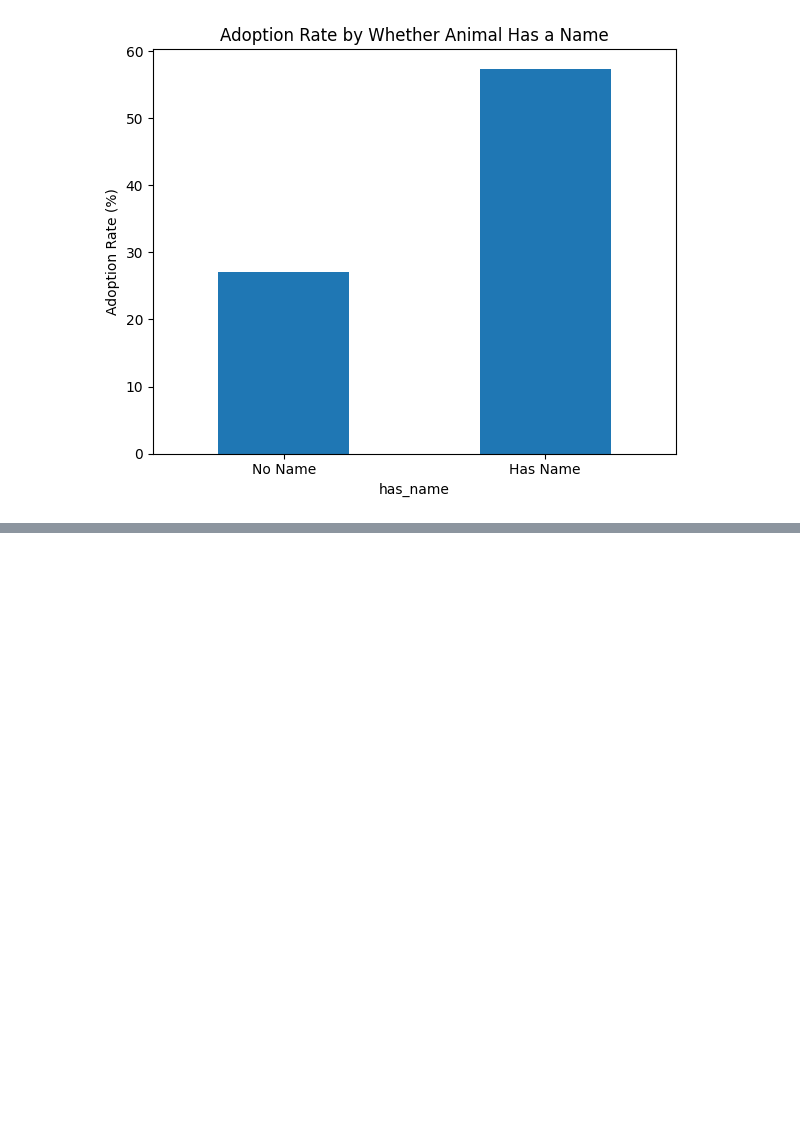
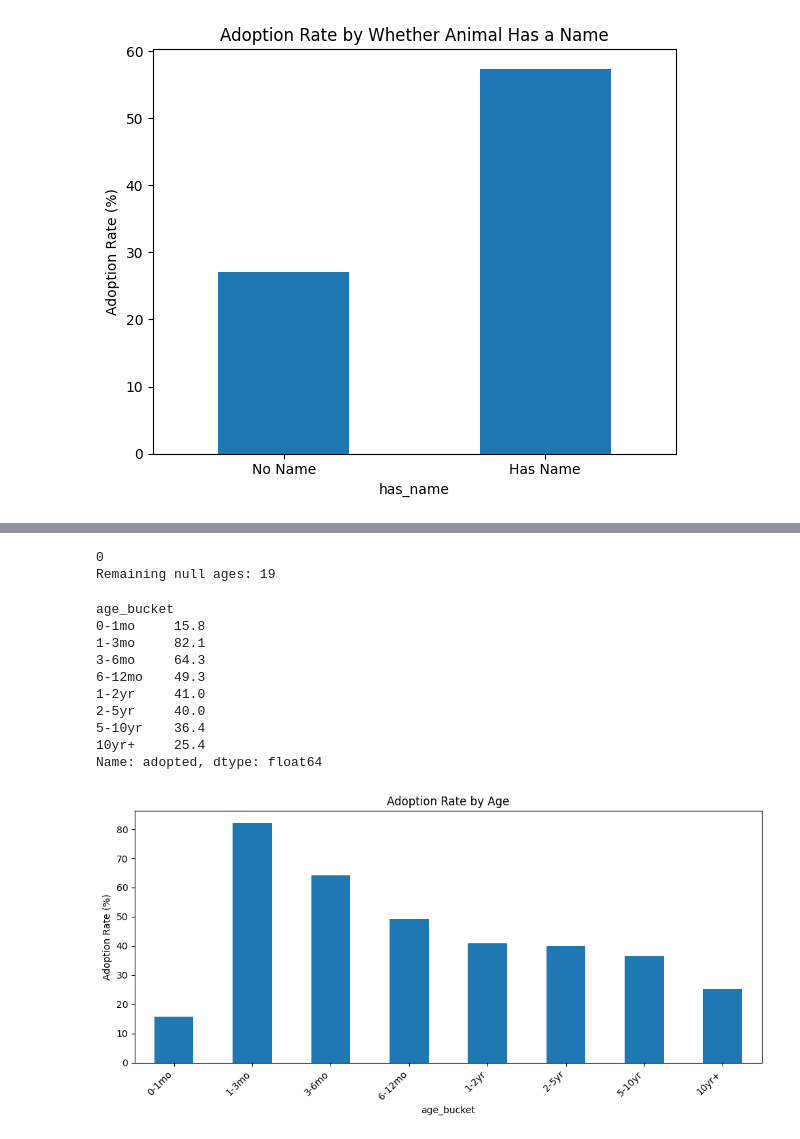
Before and after one commit to helloklow/pet-adoption-predictor, a Jupyter notebook: notebooks/02_eda.ipynb, the cells around one changed output, grey strips where cells are left out. Drawn from its saved outputs; the diff is of its cells as text; code cells hidden in the pictures; blank space fills up the shorter version.

Commit message:
eda: explore outcome types, animal types, sex, name, age, and breed features

```diff
--- a/notebooks/02_eda.ipynb
+++ b/notebooks/02_eda.ipynb
@@ -247,0 +329,45 @@ Name: adopted, dtype: float64
+# %%
+# update records with invalid negative age to have None val for age
+
+# replace negative ages with None
+df.loc[df['age_in_days'] < 0, 'age_in_days'] = None
+
+# check that negative ages are gone
+print(df[df['age_in_days'] < 0]['age_in_days'].count())
+print(f"Remaining null ages: {df['age_in_days'].isna().sum()}")
+# %% [output]
+0
+Remaining null ages: 19
+# %%
+# explore how age relates to adoption
+
+# create age buckets to make the analysis more readable
+bins = [0, 30, 90, 180, 365, 730, 1825, 3650, float('inf')]
+labels = ['0-1mo', '1-3mo', '3-6mo', '6-12mo', '1-2yr', '2-5yr', '5-10yr', '10yr+']
+
+df['age_bucket'] = pd.cut(df['age_in_days'], bins=bins, labels=labels)
+
+# adoption rate % by age bucket
+adoption_by_age = df.groupby('age_bucket', observed=True)['adopted'].mean().round(3) * 100
+print(adoption_by_age)
+
+# adoption rate by age as bar chart
+plt.figure(figsize=(10, 5))
+adoption_by_age.plot(kind='bar')
+plt.title('Adoption Rate by Age')
+plt.ylabel('Adoption Rate (%)')
+plt.xticks(rotation=45, ha='right')
+plt.tight_layout()
+plt.show()
+# %% [output]
+age_bucket
+0-1mo     15.8
+1-3mo     82.1
+3-6mo     64.3
+6-12mo    49.3
+1-2yr     41.0
+2-5yr     40.0
+5-10yr    36.4
+10yr+     25.4
+Name: adopted, dtype: float64
+[figure, added]
```
Also changed, not shown: parts of 11 cells of this notebook.
